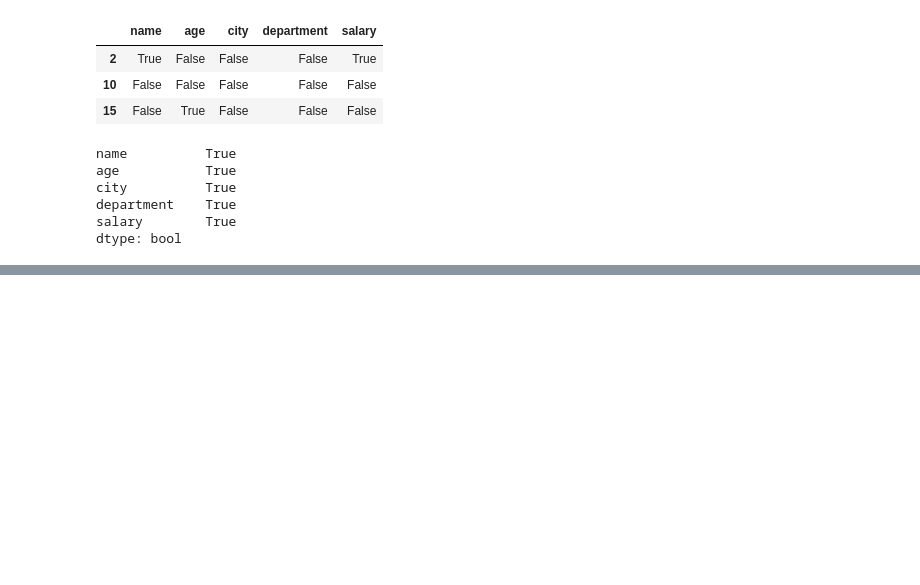
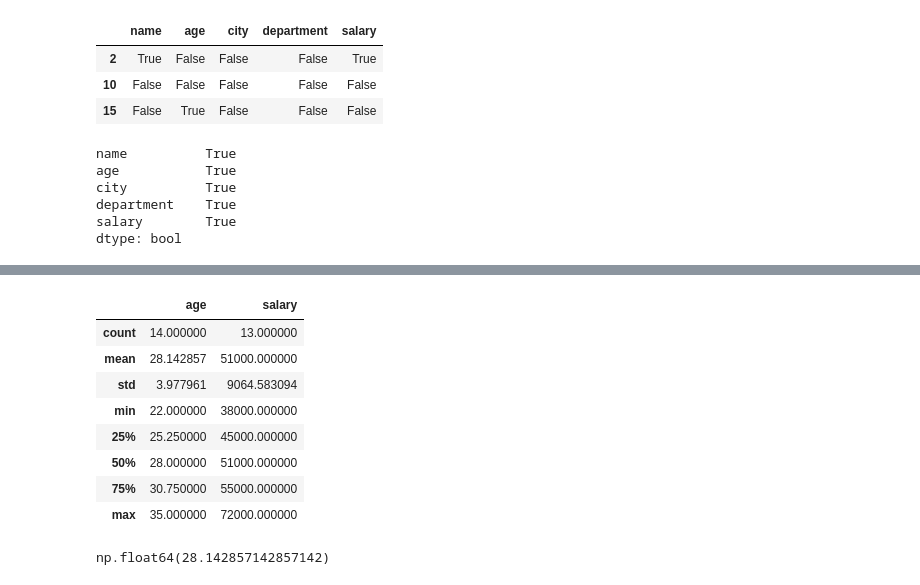
Before and after one commit to mostakinahmed/ds_lab, a Jupyter notebook: Panda/MissingData.ipynb, the cells around one changed output, grey strips where cells are left out. Cells and saved outputs as stored; diff of their text form; code cells hidden in the pictures; blank space fills up the shorter version.

```diff
--- a/Panda/MissingData.ipynb
+++ b/Panda/MissingData.ipynb
@@ -215,0 +236,16 @@ dtype: bool
+# %%
+df.describe()
+# %% [output]
+|  | age | salary |
+| count | 14.000000 | 13.000000 |
+| mean | 28.142857 | 51000.000000 |
+| std | 3.977961 | 9064.583094 |
+| min | 22.000000 | 38000.000000 |
+| 25% | 25.250000 | 45000.000000 |
+| 50% | 28.000000 | 51000.000000 |
+| 75% | 30.750000 | 55000.000000 |
+| max | 35.000000 | 72000.000000 |
+# %%
+df['age'].mean()
+# %% [output]
+np.float64(28.142857142857142)
```
Also changed, not shown: parts of 1 cell of this notebook.
